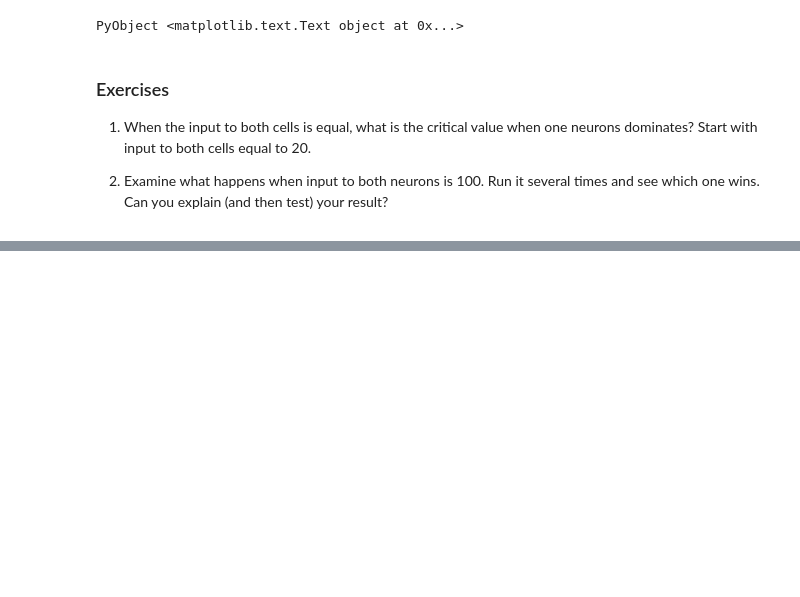
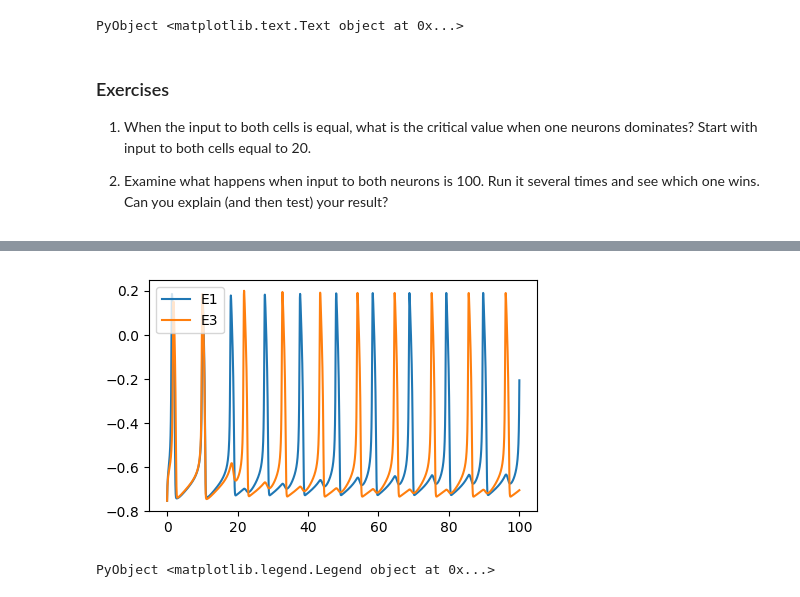
Before and after one commit to sje30/cnw, a Jupyter notebook: Introduction to Computational Neuroscience.ipynb, the cells around one changed output, grey strips where cells are left out. Saved outputs shown, nothing was run; the diff lists cells and outputs as text; code cells hidden in the pictures; blank space fills up the shorter version.

```diff
--- a/Introduction to Computational Neuroscience.ipynb
+++ b/Introduction to Computational Neuroscience.ipynb
@@ -186,0 +202,11 @@ PyObject <matplotlib.text.Text object at 0x...>
+# %%
+include("IPSP.jl")
+
+time, X = IPSPinteractions(1.1, 1.0, 5.0, 1.0)
+fig, axes = subplots(1,1,figsize=(5,3))
+plot(time, X[1,:], label="E1")
+plot(time, X[3,:], label="E3")
+legend(loc=2)
+# %% [output]
+[figure, added]
+PyObject <matplotlib.legend.Legend object at 0x...>
```
Also changed, not shown: parts of 1 cell of this notebook.
